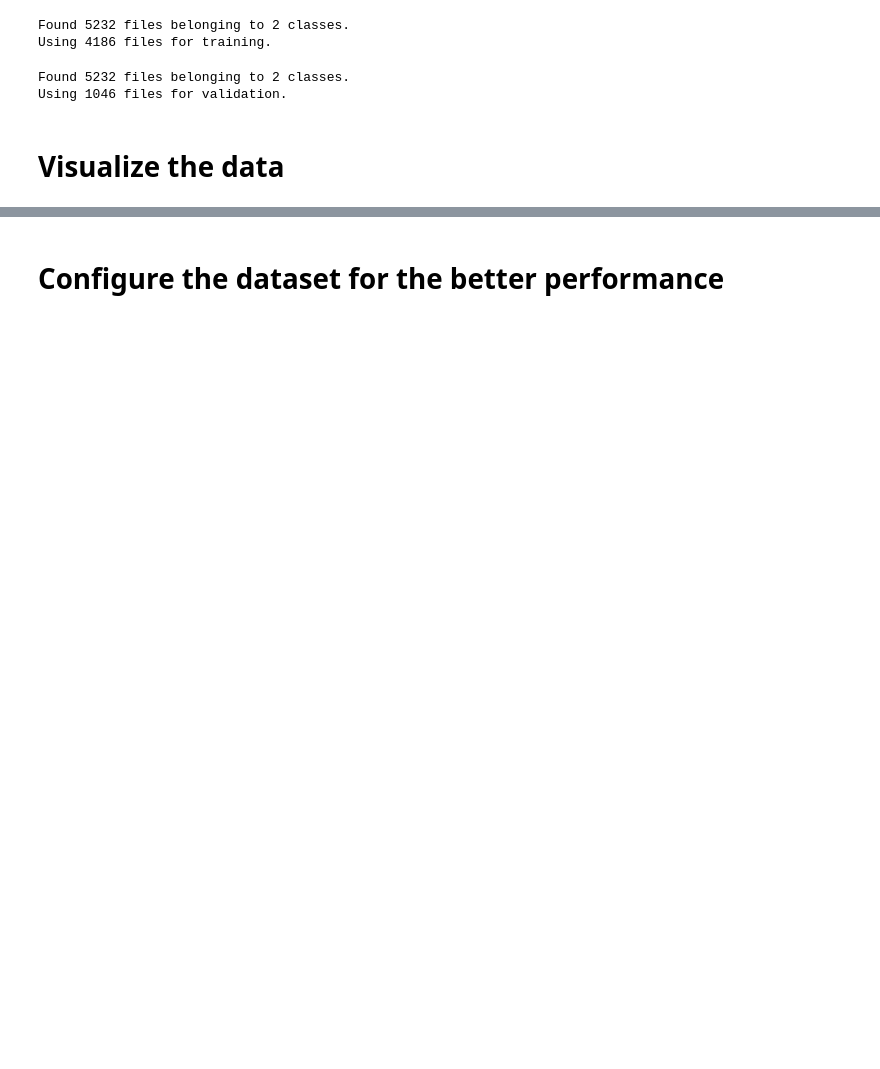
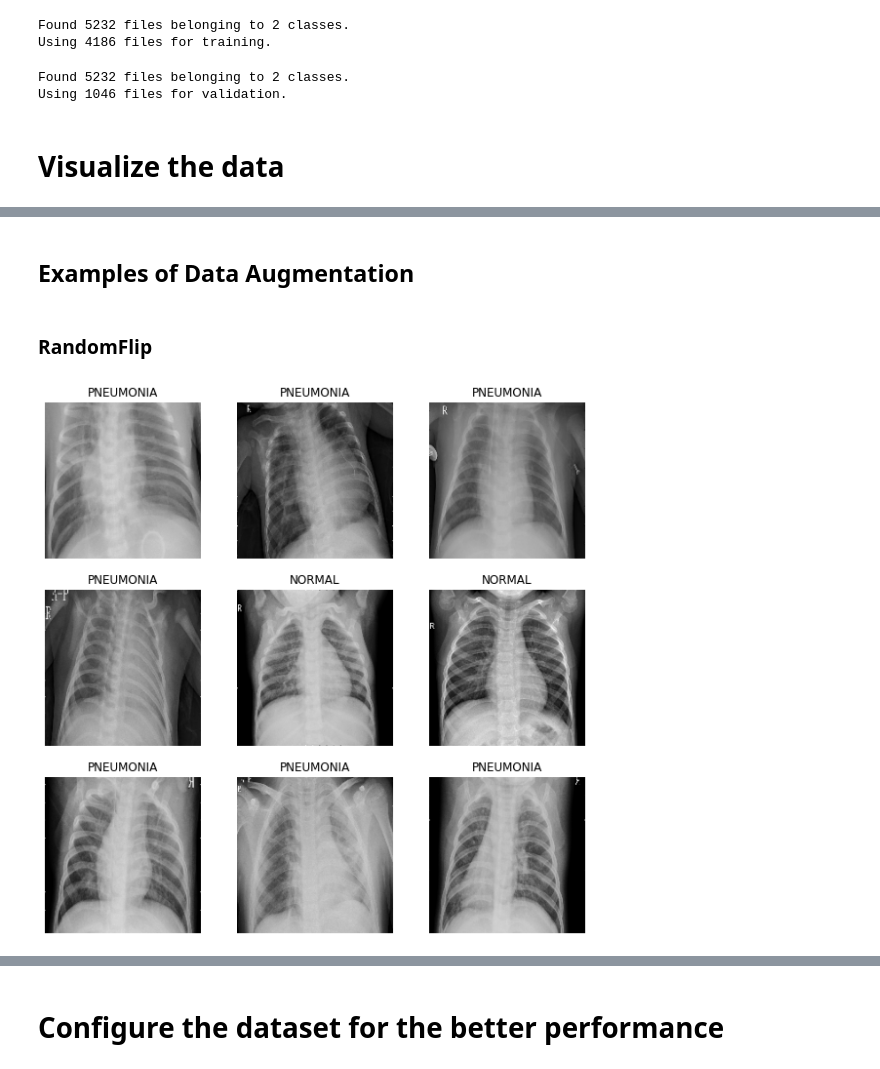
Before and after one commit to jooyeongkang/detection-pneumonia, a Jupyter notebook: ChestXRay_Pneumonia.ipynb, the cells around one changed output, grey strips where cells are left out. Cells and saved outputs as stored; diff of their text form; code cells hidden in the pictures; blank space fills up the shorter version.

Commit message:
added: function, augmentation example

```diff
--- a/ChestXRay_Pneumonia.ipynb
+++ b/ChestXRay_Pneumonia.ipynb
@@ -161 +183,21 @@ for image_batch, labels_batch in dt_train:
 (32,)
+# %% [markdown]
+## Examples of Data Augmentation
+# %% [markdown]
+### RandomFlip
+# %%
+dt_augm_filp = tf.keras.Sequential([
+  layers.experimental.preprocessing.RandomFlip("horizontal")
+])
+
+plt.figure(figsize=(10, 10))
+
+for images, labels in dt_train.take(1):
+  for i in range(9):
+    augmented_images = dt_augm_filp(images)
+    ax = plt.subplot(3, 3, i + 1)
+    plt.imshow(tf.squeeze(augmented_images[i].numpy().astype("uint8")), cmap='gray', vmin=0, vmax=255)
+    plt.title(dt_train.class_names[labels[i]])
+    plt.axis("off")
+# %% [output]
+[figure, added]
```
Also changed, not shown: parts of 88 cells of this notebook.
